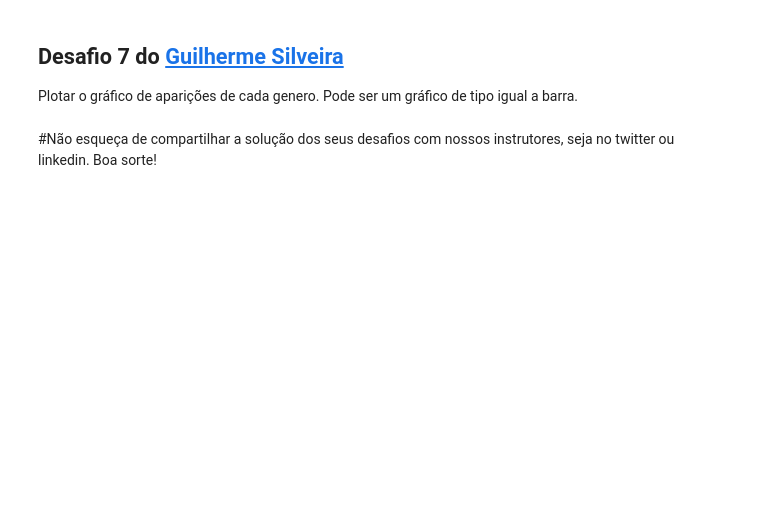
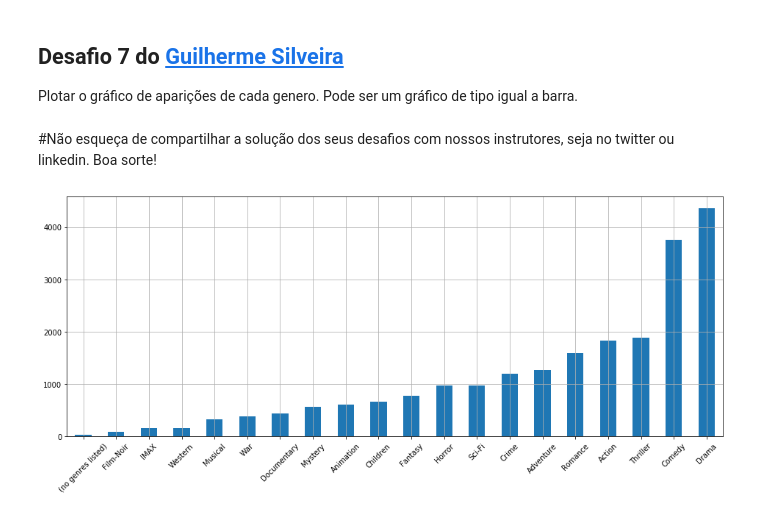
Before and after one commit to juniorcl/quarentena-dados-alura, a Jupyter notebook: notebooks/QuarentenaDados - aula01.ipynb, the cells around one changed output. Drawn from its saved outputs; the diff is of its cells as text; code cells hidden in the pictures; blank space fills up the shorter version.

```diff
--- a/notebooks/QuarentenaDados - aula01.ipynb
+++ b/notebooks/QuarentenaDados - aula01.ipynb
@@ -424,3 +424,10 @@ filmes_com_media_votos.head()
 ## Desafio 5 do [Allan Spadini](https://twitter.com/allanspadini)
 
 Descobrir os generos dos filmes (quais são eles, únicos). (esse aqui o bicho pega)
+# %%
+genres = []
+
+for gen in filmes_com_media_votos.generos.str.split('|'):
+    genres.extend(gen)
+
+genres_uniq = set(genres)
@@ -428,3 +458,6 @@ Descobrir os generos dos filmes (quais são eles, únicos). (esse aqui o bicho p
 ## Desafio 6 da [Thais André](https://twitter.com/thais_tandre)
 
 Contar o número de aparições de cada genero.
+# %%
+numero_genres = pd.Series(genres).value_counts(ascending=True)
+numero_genres
@@ -436,0 +490,7 @@ Plotar o gráfico de aparições de cada genero. Pode ser um gráfico de tipo ig
+# %%
+numero_genres.plot.bar(figsize=(16, 6))
+plt.xticks(rotation=45)
+plt.grid()
+plt.show()
+# %% [output]
+[figure, added]
```
Also changed, not shown: parts of 3 cells of this notebook.
